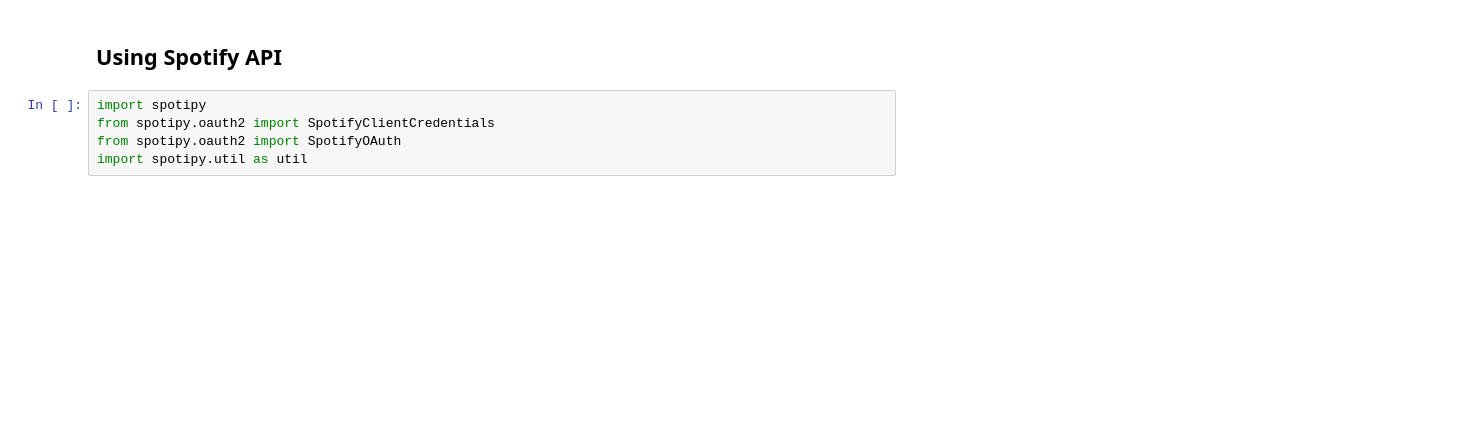
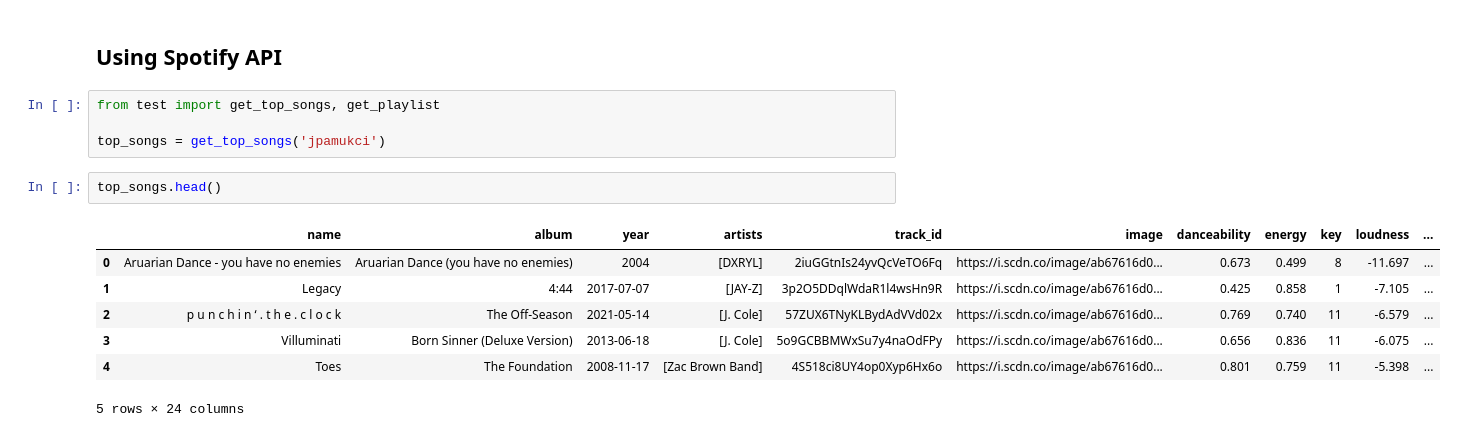
Before and after one commit to jsakarvadia/music-taste-classification-cdc2023, a Jupyter notebook: spotify_algorithm.ipynb, the cells around one changed output. Saved outputs shown, nothing was run; the diff lists cells and outputs as text; blank space fills up the shorter version.

```diff
--- a/spotify_algorithm.ipynb
+++ b/spotify_algorithm.ipynb
@@ -94,7 +55,16 @@ See the caveats in the documentation: https://pandas.pydata.org/pandas-docs/stab
 # %% [markdown]
 ## Using Spotify API
-# %%
-import spotipy
-from spotipy.oauth2 import SpotifyClientCredentials
-from spotipy.oauth2 import SpotifyOAuth
-import spotipy.util as util
+# %%
+from test import get_top_songs, get_playlist
+
+top_songs = get_top_songs('jpamukci')
+# %%
+top_songs.head()
+# %% [output]
+|  | name | album | year | artists | track_id | image | danceability | energy | key | loudness | ... |
+| 0 | Aruarian Dance - you have no enemies | Aruarian Dance (you have no enemies) | 2004 | [DXRYL] | 2iuGGtnIs24yvQcVeTO6Fq | https://i.scdn.co/image/ab67616d0... | 0.673 | 0.499 | 8 | -11.697 | ... |
+| 1 | Legacy | 4:44 | 2017-07-07 | [JAY-Z] | 3p2O5DDqlWdaR1l4wsHn9R | https://i.scdn.co/image/ab67616d0... | 0.425 | 0.858 | 1 | -7.105 | ... |
+| 2 | p u n c h i n ‘ . t h e . c l o c k | The Off-Season | 2021-05-14 | [J. Cole] | 57ZUX6TNyKLBydAdVVd02x | https://i.scdn.co/image/ab67616d0... | 0.769 | 0.740 | 11 | -6.579 | ... |
+| 3 | Villuminati | Born Sinner (Deluxe Version) | 2013-06-18 | [J. Cole] | 5o9GCBBMWxSu7y4naOdFPy | https://i.scdn.co/image/ab67616d0... | 0.656 | 0.836 | 11 | -6.075 | ... |
+| 4 | Toes | The Foundation | 2008-11-17 | [Zac Brown Band] | 4S518ci8UY4op0Xyp6Hx6o | https://i.scdn.co/image/ab67616d0... | 0.801 | 0.759 | 11 | -5.398 | ... |
+5 rows × 24 columns
```
Also changed, not shown: parts of 7 cells of this notebook, 2 other files.
